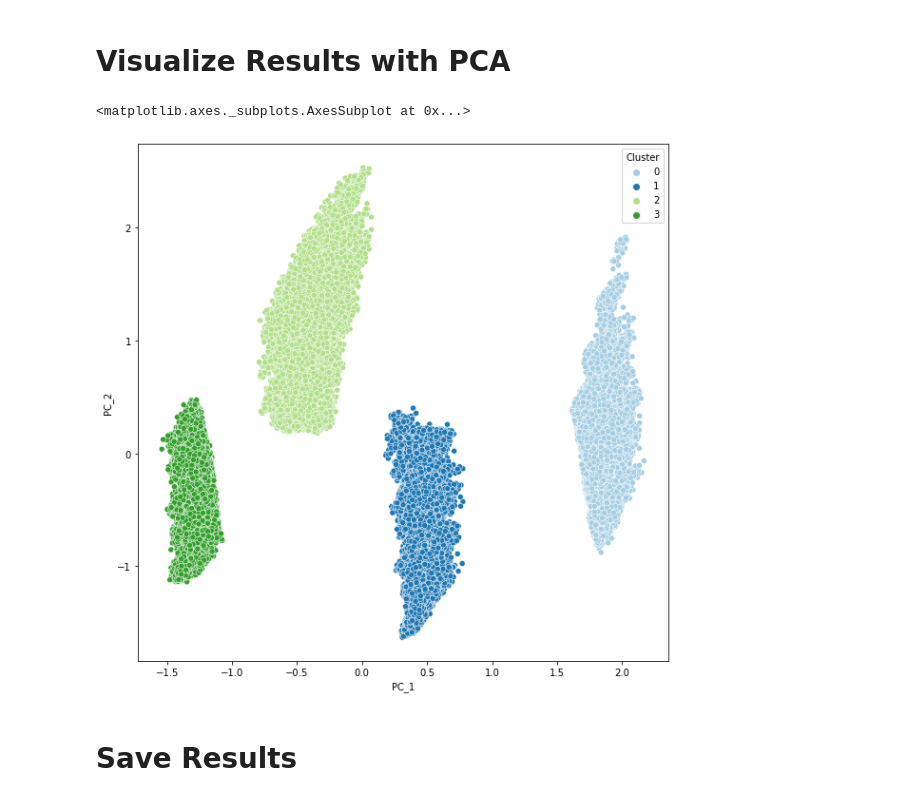
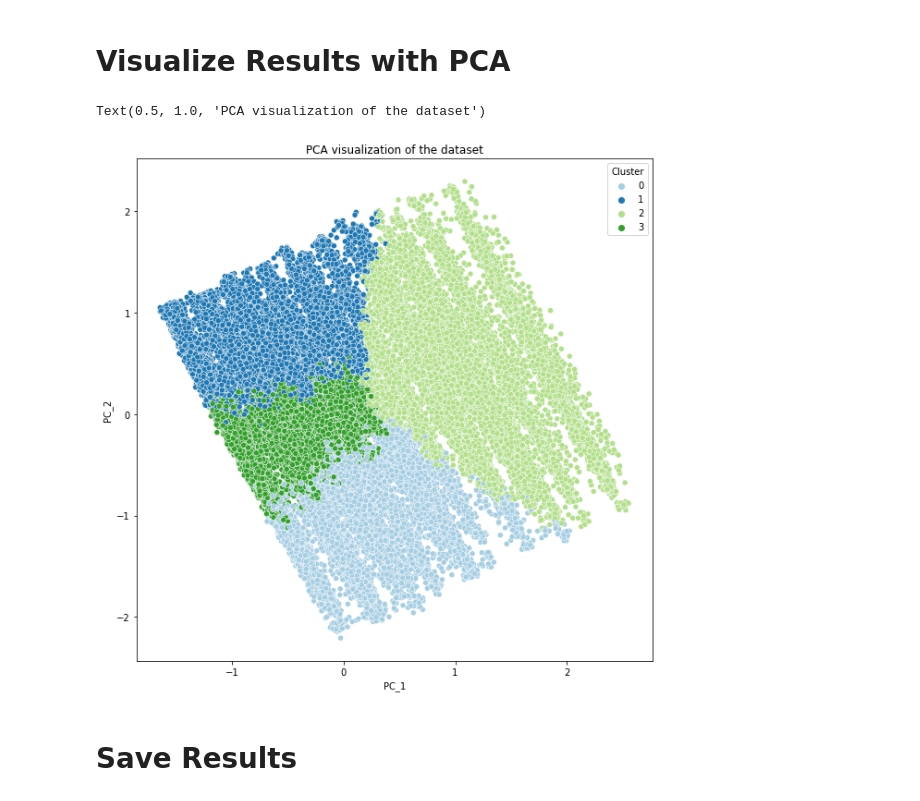
Before and after one commit to felipe-costa/MADS, a Jupyter notebook: Data Minning/Project_v2/2-Clustering_v1.0.ipynb, the cells around one changed output. Drawn from its saved outputs; the diff is of its cells as text; code cells hidden in the pictures.

```diff
--- a/Data Minning/Project_v2/2-Clustering_v1.0.ipynb
+++ b/Data Minning/Project_v2/2-Clustering_v1.0.ipynb
@@ -232,16 +233,17 @@ df_tsne = pd.DataFrame(tsne,columns=['tsne1','tsn2'])
 # Visualize Results with PCA
 # %%
 pca = PCA(n_components=2) #
-pca.fit(df_numeric)
+pca.fit(df_numeric.drop('Cluster',axis=1))
 
 columnsPCA = [f"PC_{i}" for i in range(1,3)]
-df_PCA = pd.DataFrame(pca.transform(df_numeric),columns=columnsPCA)
+df_PCA = pd.DataFrame(pca.transform(df_numeric.drop('Cluster',axis=1)),columns=columnsPCA)
 # %%
 fig = plt.figure(figsize = (10, 10))
 sns.scatterplot(x=df_PCA['PC_1'], y=df_PCA['PC_2'], hue=df_numeric['Cluster'], legend='full', palette = "Paired")
+plt.title("PCA visualization of the dataset")
 # %% [output]
-<matplotlib.axes._subplots.AxesSubplot at 0x...>
+Text(0.5, 1.0, 'PCA visualization of the dataset')
-[figure, old version]
+[figure, new version]
 # %% [markdown]
 # Save Results
 # %%
```
Also changed, not shown: parts of 3 cells of this notebook, 2 other files.
